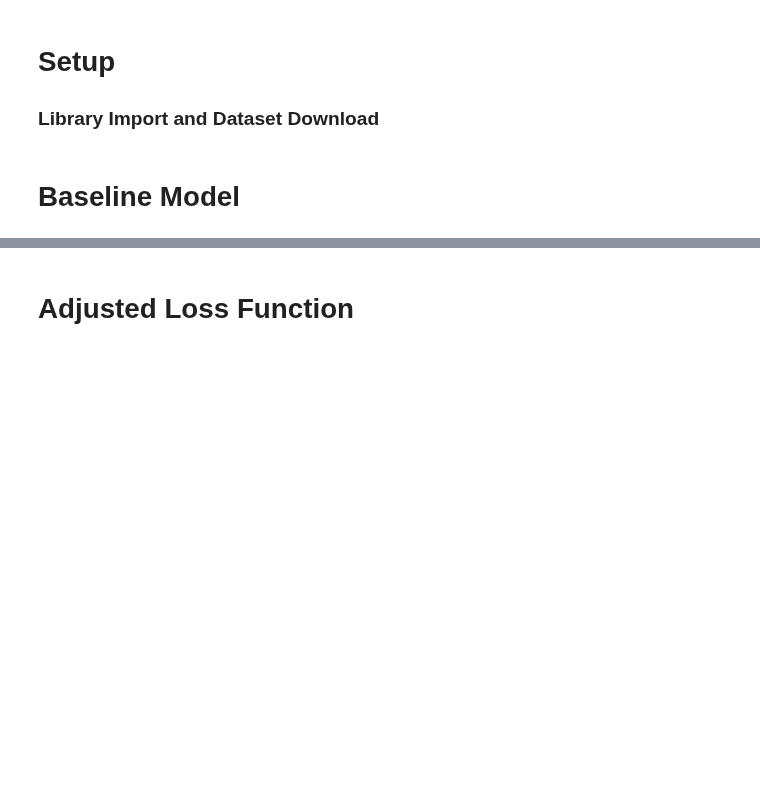
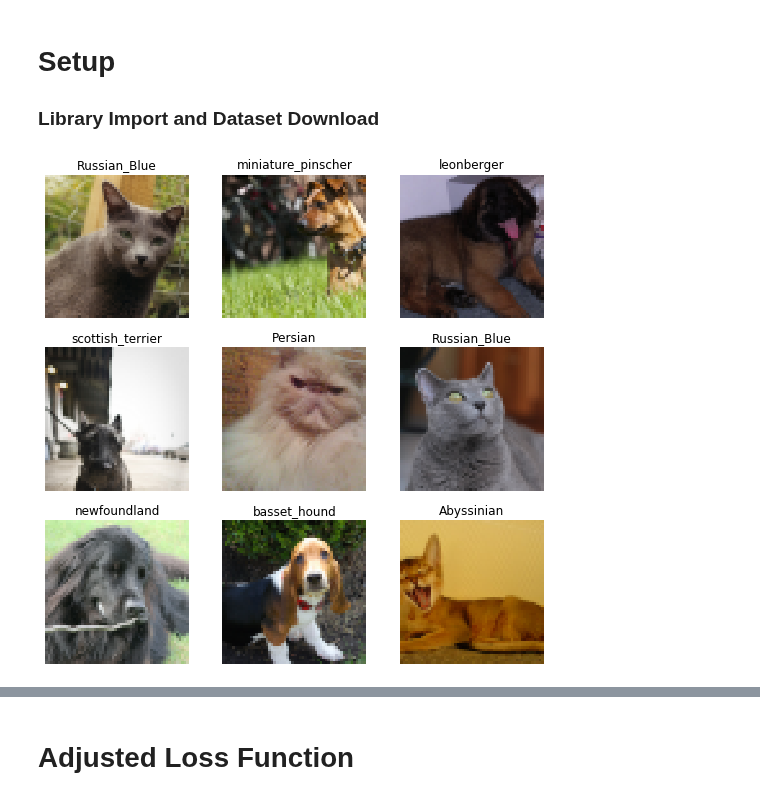
Before and after one commit to 1Paws7/blog, a Jupyter notebook: _notebooks/2020-07-19-Weighted Closeness - Fine Grain Image Classifier-Copy1.ipynb, the cells around one changed output, grey strips where cells are left out. Saved outputs shown, nothing was run; the diff lists cells and outputs as text; code cells hidden in the pictures; blank space fills up the shorter version.

```diff
--- a/_notebooks/2020-07-19-Weighted Closeness - Fine Grain Image Classifier-Copy1.ipynb
+++ b/_notebooks/2020-07-19-Weighted Closeness - Fine Grain Image Classifier-Copy1.ipynb
@@ -35,9 +50,10 @@ pets = DataBlock(
     splitter= RandomSplitter(valid_pct = 0.2, seed=seed),
     get_y= using_attr(RegexLabeller(r'(.+)_\d+.jpg$'),'name'),
     item_tfms=Resize(460),
-    batch_tfms=aug_transforms(min_scale = 0.9,size=6)
+    batch_tfms=aug_transforms(min_scale = 0.9,size=56)
 )
 # %%
-dls = pets.dataloaders(path/"images",bs=8)
+dls = pets.dataloaders(path/"images",bs=32)
+dls.show_batch()
+# %% [output]
+[figure, added]
-# %% [markdown]
-# Baseline Model
```
Also changed, not shown: parts of 21 cells of this notebook.
